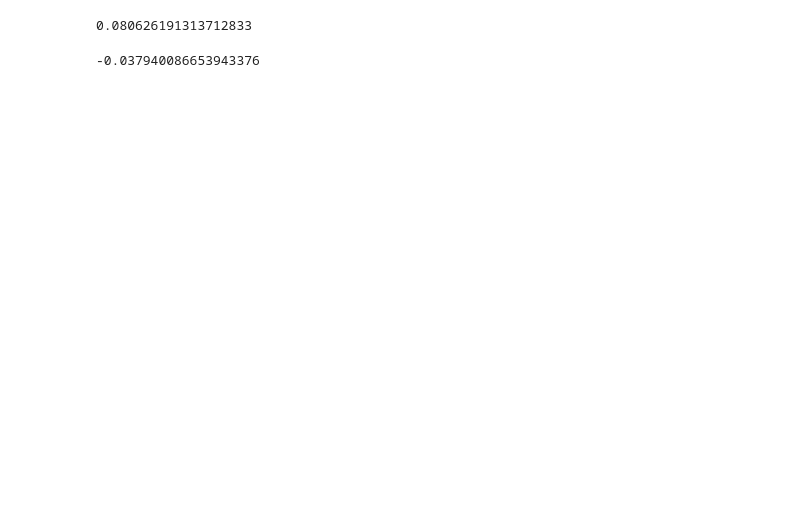
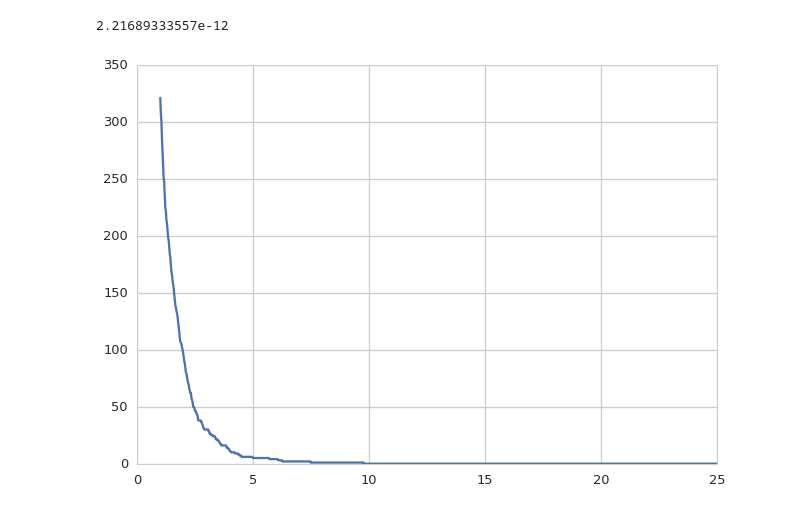
Before and after one commit to donovanr/shared_jupyter_notebooks, a Jupyter notebook: outlier_detection.ipynb, the cells around one changed output. Cells and saved outputs as stored; diff of their text form; code cells hidden in the pictures; blank space fills up the shorter version.

```diff
--- a/outlier_detection.ipynb
+++ b/outlier_detection.ipynb
@@ -118,8 +0,0 @@ nonparametric_skewness(sp.stats.zscore(np.exp(normal_sample)))
-# %%
-nonparametric_skewness(file_lengths)
-# %% [output]
-0.080626191313712833
-# %%
-nonparametric_skewness(np.log(file_lengths))
-# %% [output]
--0.037940086653943376
@@ -125,0 +57,9 @@ nonparametric_skewness(np.log(file_lengths))
+# %%
+file_lengths = np.loadtxt("bdqc_sandbox/bdqc_file_lengths.txt").astype(int)
+file_lengths_news = np.loadtxt("bdqc_sandbox/newsgroup_file_lengths.txt").astype(int)
+# %%
+ouliers = outlier_response_curve(file_lengths_news)
+plt.plot(ouliers[0],ouliers[1]);
+# %% [output]
+2.21689333557e-12
+[figure, added]
```
Also changed, not shown: parts of 35 cells of this notebook, 7 other files.
